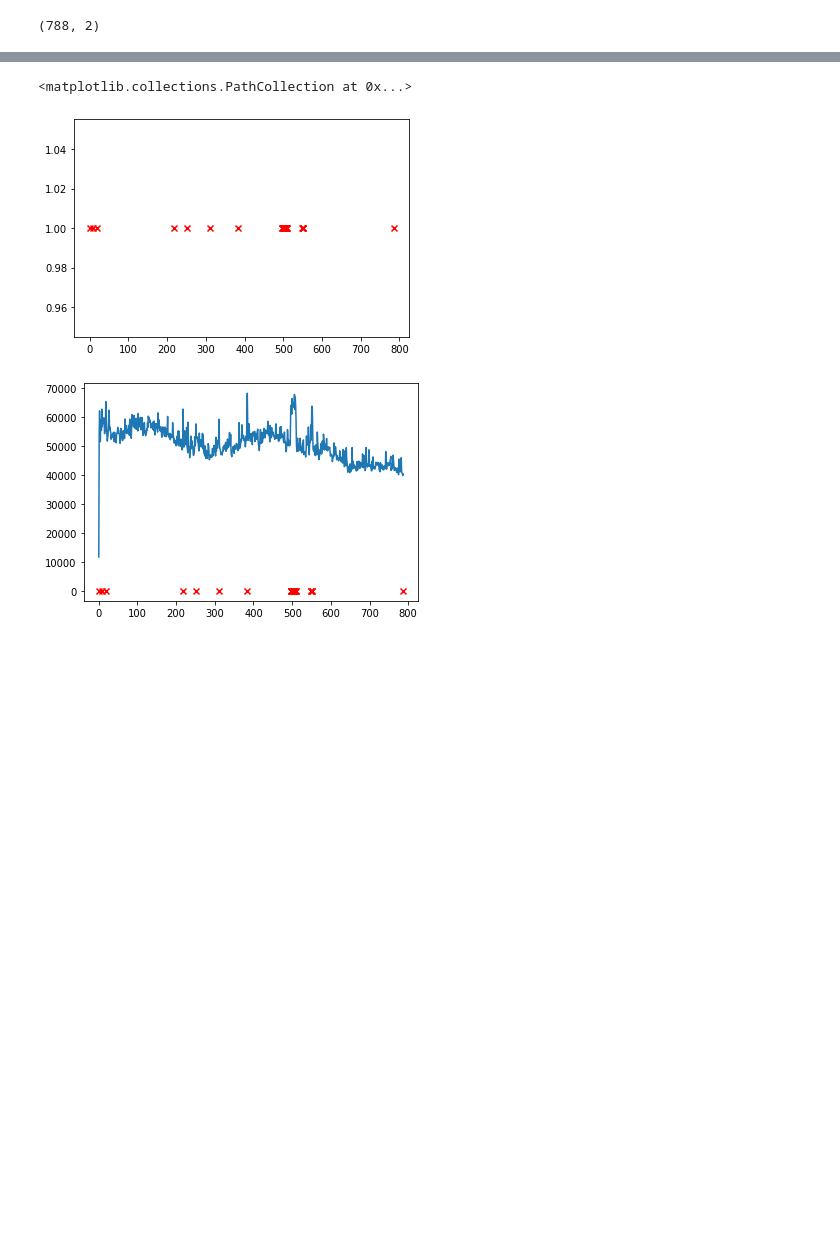
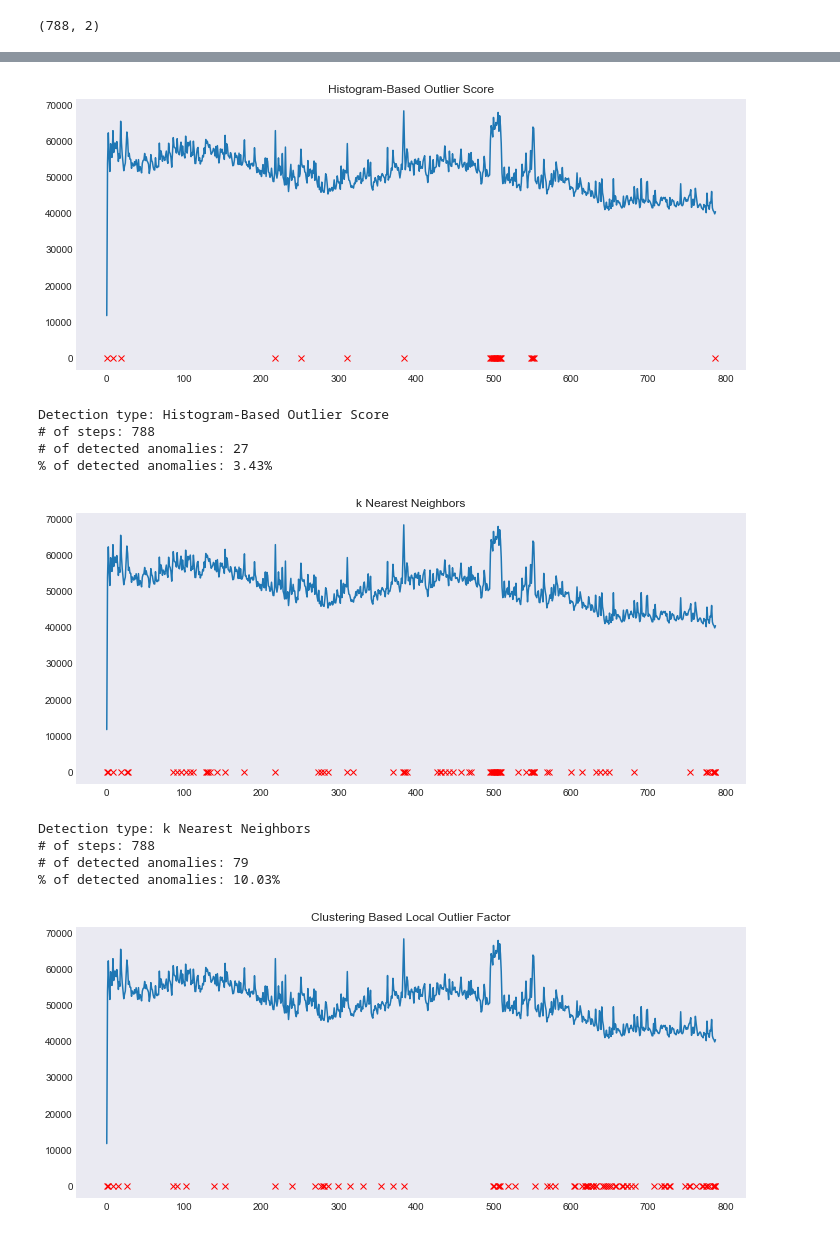
Before and after one commit to jakubreszka/network-anomaly-detection, a Jupyter notebook: outlier_detection.ipynb, the cells around one changed output, grey strips where cells are left out. Cells and saved outputs as stored; diff of their text form; code cells hidden in the pictures; blank space fills up the shorter version.

Commit message:
add more detection methods

```diff
--- a/outlier_detection.ipynb
+++ b/outlier_detection.ipynb
@@ -43,16 +65,10 @@ plt.show()
 # %%
-outlier_fraction = 0.2
+#Set model parameters
+
+outlier_fraction = 0.1
 X1 = xaxis.reshape(-1, 1)
 X2 = yaxis.reshape(-1, 1)
 X_train = np.concatenate((X1, X2), axis=1)
 X_train.shape
 # %% [output]
 (788, 2)
-# %%
-clf_name = 'HBOS'
-clf = HBOS()
-clf.fit(X_train)
-y_train_pred = clf.labels_
-y_train_scores = clf.decision_scores_
-#print(y_train_pred)
-#print(y_train_scores)
@@ -84,12 +75,40 @@ print(logicalscatter)
-# %%
-plt.scatter(logicalscatter[0], logicalscatter[1], c='red', marker='x')
-# %% [output]
-<matplotlib.collections.PathCollection at 0x...>
-[figure, removed]
-# %%
-fig = plt.figure()
-plt.plot(xaxis, yaxis)
-plt.scatter(logicalscatter[0], logicalscatter[1], c='red', marker='x')
-plt.show()
-# %% [output]
-[figure, removed]
+# %%
+#Define models and their params for outlier detection
+
+classifiers = {
+    'Histogram-Based Outlier Score': HBOS(contamination=outlier_fraction),
+    'k Nearest Neighbors': KNN(contamination=outlier_fraction),
+    #'Average kNN': KNN(method='mean', contamination=outlier_fraction),
+    'Clustering Based Local Outlier Factor': CBLOF(contamination=outlier_fraction),
+    #'Lightweight On-line Detection of Anomalies': LODA(contamination=outlier_fraction),
+    'Copula Based Outlier Detector': COPOD(contamination=outlier_fraction)
+}
+# %%
+for clf_name, clf in classifiers.items():
+    clf.fit(X_train)
+    y_train_pred = clf.labels_
+    y_train_scores = clf.decision_scores_
+    scatter = pd.DataFrame([xaxis, y_train_pred]).T
+    logicalscatter = scatter[scatter[1] > 0]
+    fig = plt.figure(figsize=(12, 5))
+    plt.title(clf_name)
+    plt.plot(xaxis, yaxis)
+    plt.scatter(logicalscatter[0], logicalscatter[1], c='red', marker='x', linewidths=1)
+    plt.show()
+    outlier_percent = (logicalscatter.shape[0] / X_train.shape[0]) * 100
+    print(f'Detection type: {clf_name}')
+    print(f'# of steps: {X_train.shape[0]}')
+    print(f'# of detected anomalies: {logicalscatter.shape[0]}')
+    print(f'% of detected anomalies: {outlier_percent:.2f}%')
+# %% [output]
+[figure, added]
+Detection type: Histogram-Based Outlier Score
+# of steps: 788
+# of detected anomalies: 27
+% of detected anomalies: 3.43%
+[figure, added]
+Detection type: k Nearest Neighbors
+# of steps: 788
+# of detected anomalies: 79
+% of detected anomalies: 10.03%
+[figure, added]
```
Also changed, not shown: parts of 11 cells of this notebook.
